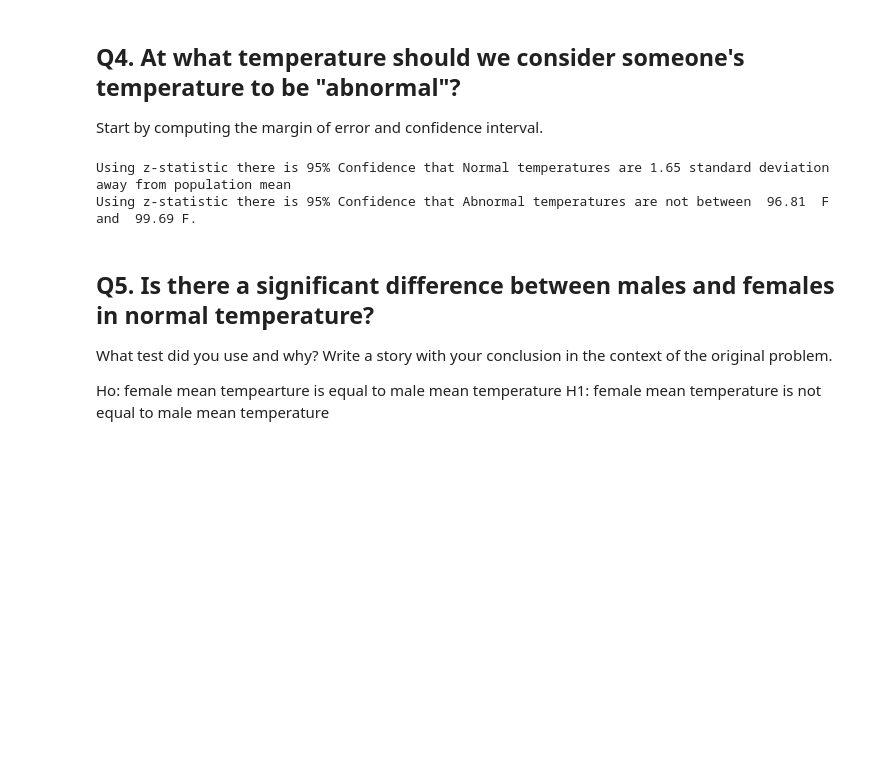
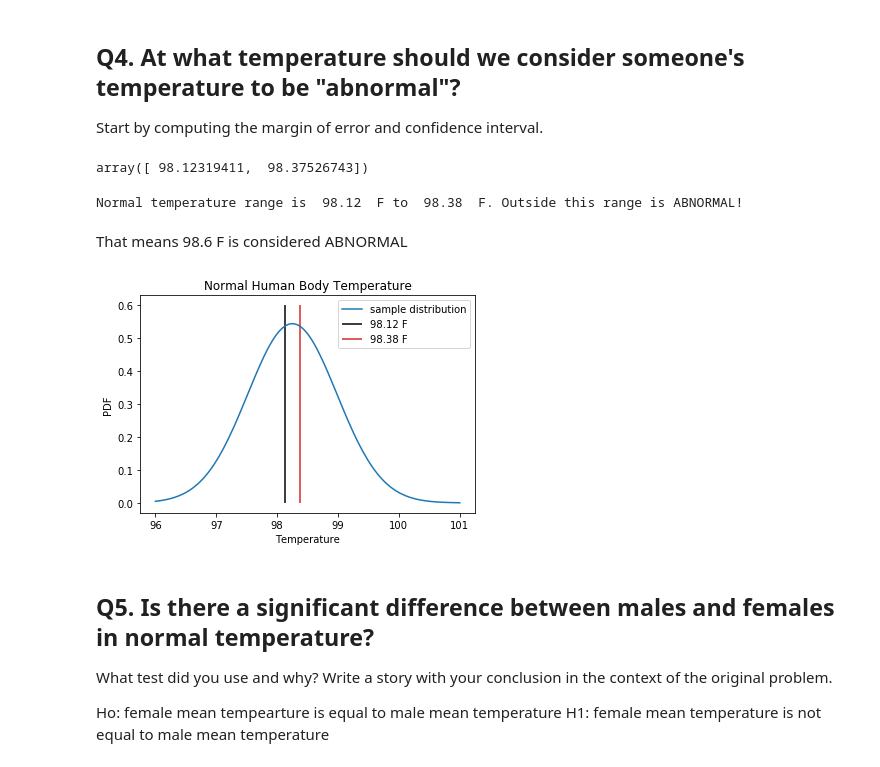
Before and after one commit to DrAugustine1981/Springboard, a Jupyter notebook: human_body_temp.ipynb, the cells around one changed output. Drawn from its saved outputs; the diff is of its cells as text; code cells hidden in the pictures; blank space fills up the shorter version.

Commit message:
Revised Body Temp EDA

```diff
--- a/human_body_temp.ipynb
+++ b/human_body_temp.ipynb
@@ -198,0 +168,3 @@ Results of t-statistic and z statistic is very similar in this case!
+# %%
+moe_t=critical_t*std/np.sqrt(130)
+moe_t
@@ -198,0 +189,4 @@ Results of t-statistic and z statistic is very similar in this case!
+# %%
+# Range of true mean using t- statistic with 95% confidence level, n=130 so degrees of freedom=129
+mean_t1=mean+moe_t
+mean_t2=mean-moe_t
@@ -199,9 +207,3 @@ Results of t-statistic and z statistic is very similar in this case!
 # %% [markdown]
 ## Q4. At what temperature should we consider someone's temperature to be "abnormal"?
 Start by computing the margin of error and confidence interval.
-# %%
-print('Using z-statistic there is 95% Confidence that Normal temperatures are 1.65 standard deviation away from population mean')
-print('Using z-statistic there is 95% Confidence that Abnormal temperatures are not between ', round(true_mean2_z,2), ' F and ', round(true_mean1_z,2), 'F.')
-# %% [output]
-Using z-statistic there is 95% Confidence that Normal temperatures are 1.65 standard deviation away from population mean
-Using z-statistic there is 95% Confidence that Abnormal temperatures are not between  96.81  F and  99.69 F.
@@ -208,3 +212,30 @@ Using z-statistic there is 95% Confidence that Abnormal temperatures are not bet
+# %%
+ci = mean + np.array([-1, 1]) * moe_z
+ci
+# %% [output]
+array([ 98.12319411,  98.37526743])
+# %%
+print("Normal temperature range is ", round(mean_z2,2), " F to ", round(mean_z1,2), " F. Outside this range is ABNORMAL!")
+# %% [output]
+Normal temperature range is  98.12  F to  98.38  F. Outside this range is ABNORMAL!
+# %% [markdown]
+That means 98.6 F is considered ABNORMAL
+# %%
+x = np.linspace(96,101,130)
+y = stats.norm.pdf(x, loc=mean, scale=std)
+pylab.plot(x,y)
+
+pylab.xlabel('Temperature')
+pylab.ylabel('PDF')
+pylab.vlines(mean_t2,0, 0.6)
+pylab.vlines(mean_t1,0,0.6, color='C3')
+
+pylab.legend(['sample distribution','98.12 F', '98.38 F'])
+pylab.title('Normal Human Body Temperature')
+
+pylab.show()
+# %% [output]
+[figure, added]
 # %% [markdown]
 ## Q5. Is there a significant difference between males and females in normal temperature?
 What test did you use and why?
```
Also changed, not shown: parts of 31 cells of this notebook, 1 other file.
